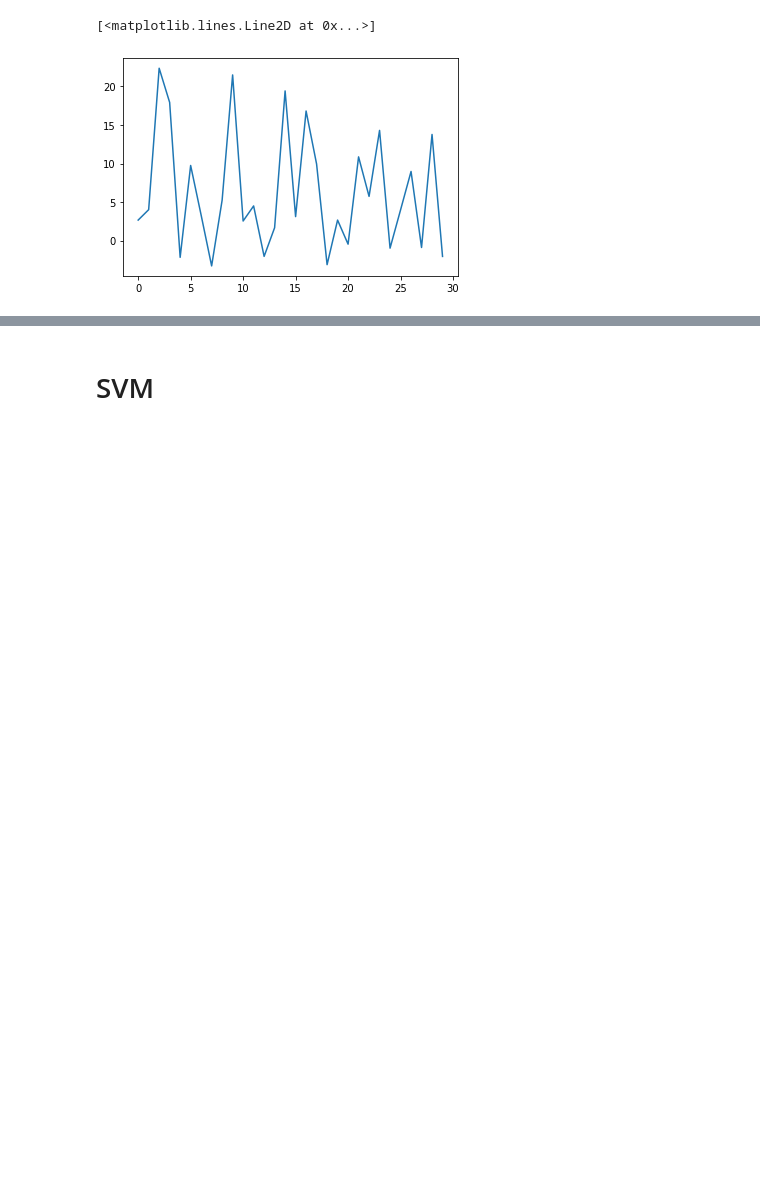
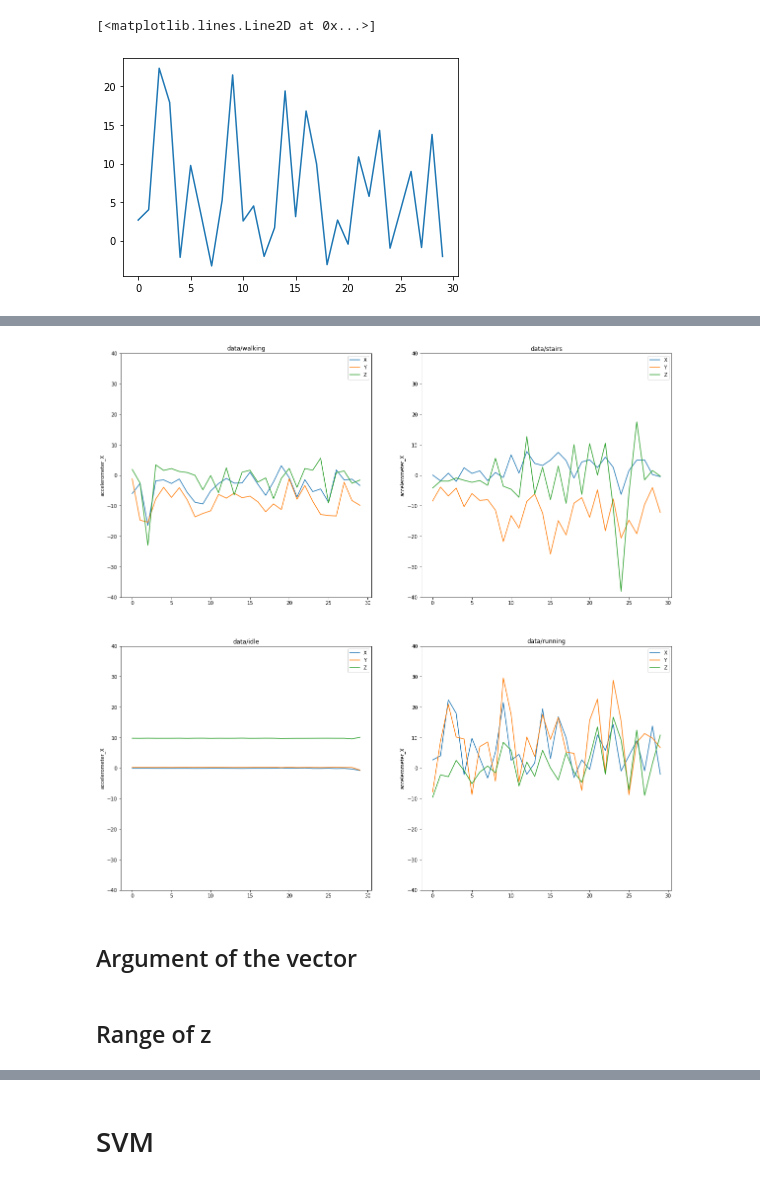
Before and after one commit to kilianovski/study, a Jupyter notebook: small_projects/activity_classification_accelerometer/setup_cv.ipynb, the cells around one changed output, grey strips where cells are left out. Drawn from its saved outputs; the diff is of its cells as text; code cells hidden in the pictures; blank space fills up the shorter version.

```diff
--- a/small_projects/activity_classification_accelerometer/setup_cv.ipynb
+++ b/small_projects/activity_classification_accelerometer/setup_cv.ipynb
@@ -135,0 +164,19 @@ y = full_df['label'].map(num2label)
+# %%
+fig, axes = plt.subplots(2, 2, figsize=(20, 20))
+axes = axes.flatten()
+
+class_labels = [ 'data/walking', 'data/stairs', 'data/idle', 'data/running']
+samples      = [ sample_waling_df, sample_stairs_df, sample_idle_df, sample_running_df]
+steps = np.arange(30)
+
+for ax, frame_sample, label in zip(axes, samples, class_labels):
+    sns.lineplot(y='accelerometer_X', x=frame_sample.index, data=frame_sample, label='X', ax=ax)
+    sns.lineplot(y='accelerometer_Y', x=frame_sample.index, data=frame_sample, label='Y', ax=ax)
+    sns.lineplot(y='accelerometer_Z', x=frame_sample.index, data=frame_sample, label='Z', ax=ax).set_title(label)
+    ax.set_ylim(-40, 40)
+# %% [output]
+[figure, added]
+# %% [markdown]
+## Argument of the vector
+# %% [markdown]
+## Range of z
```
Also changed, not shown: parts of 40 cells of this notebook, 3 other files.
